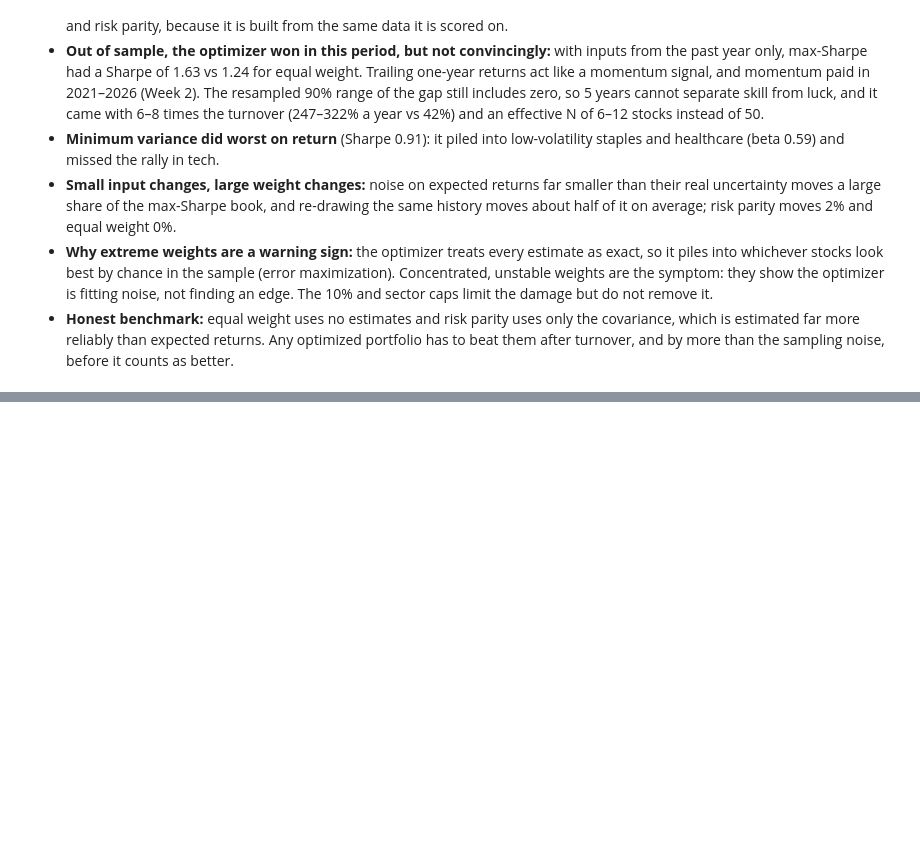
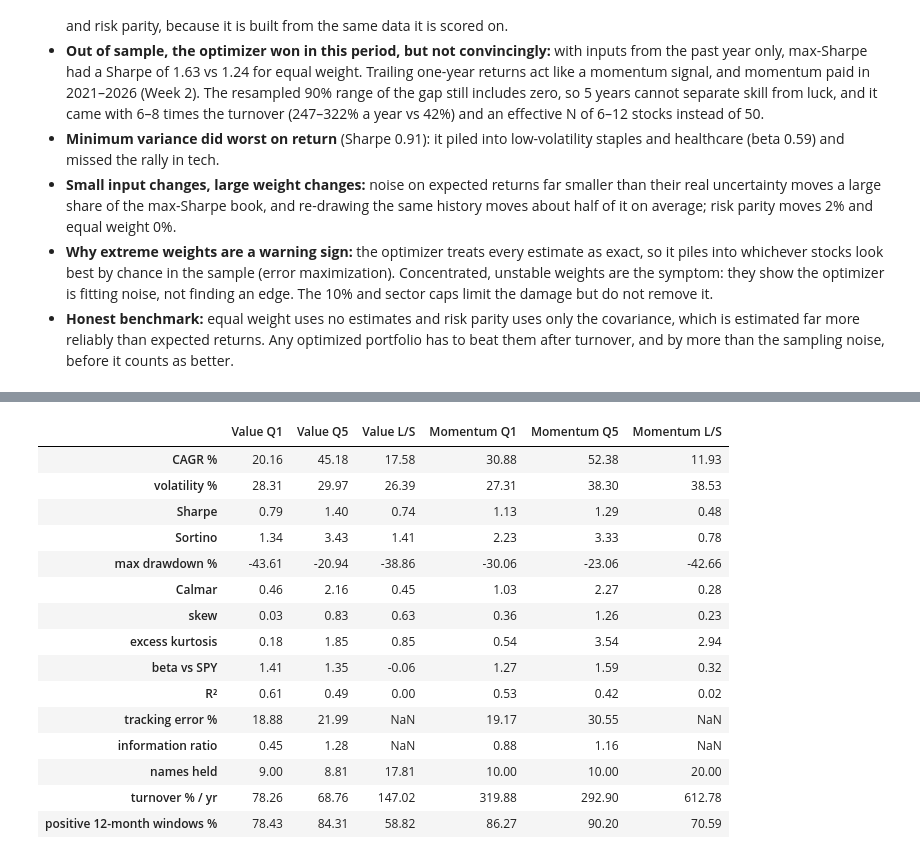
Before and after one commit to jialucharlottewu/LendoCapital, a Jupyter notebook: notebooks/week3/risk_portfolio_construction.ipynb, the cells around one changed output, grey strips where cells are left out. Saved outputs shown, nothing was run; the diff lists cells and outputs as text; code cells hidden in the pictures; blank space fills up the shorter version.

```diff
--- a/notebooks/week3/risk_portfolio_construction.ipynb
+++ b/notebooks/week3/risk_portfolio_construction.ipynb
@@ -965,0 +1081,53 @@ print(f"4. Sensitivity: noise of just 1 / 2.5 / 5 points on expected returns mov
+# %%
+value_h = pd.read_csv(f"{PORTFOLIOS}/value_holdings.csv", parse_dates=["date", "return_date"])
+mom_h = pd.read_csv(f"{PORTFOLIOS}/momentum_holdings.csv", parse_dates=["date", "return_date"])
+
+factor_ret = SAMPLE[["Value Q1", "Value Q5", "Value L/S", "Momentum Q1", "Momentum Q5", "Momentum L/S"]]
+rm_f = compute_risk_metrics(factor_ret)
+rel_f = benchmark_relative_metrics(factor_ret, spy_m)
+
+trade = {}
+for f, h in [("Value", value_h), ("Momentum", mom_h)]:
+    to1, n1 = turnover_from_holdings(h, 1)
+    to5, n5 = turnover_from_holdings(h, 5)
+    trade[f"{f} Q1"], trade[f"{f} Q5"], trade[f"{f} L/S"] = (to1, n1), (to5, n5), (to1 + to5, n1 + n5)
+
+roll12 = (1 + factor_ret).rolling(12).apply(np.prod, raw=True) - 1
+factor_full = pd.DataFrame({
+    "CAGR %": rm_f["ann_return_cagr"] * 100,
+    "volatility %": rm_f["ann_volatility"] * 100,
+    "Sharpe": rm_f["sharpe"],
+    "Sortino": rm_f["sortino"],
+    "max drawdown %": rm_f["max_drawdown"] * 100,
+    "Calmar": rm_f["calmar"],
+    "skew": rm_f["skewness"],
+    "excess kurtosis": rm_f["excess_kurtosis"],
+    "beta vs SPY": rel_f["beta"],
+    "R²": rel_f["r2"],
+    "tracking error %": rel_f["tracking_error"] * 100,
+    "information ratio": rel_f["information_ratio"],
+    "names held": pd.Series({k: v[1] for k, v in trade.items()}),
+    "turnover % / yr": pd.Series({k: v[0] * 100 for k, v in trade.items()}),
+    "positive 12-month windows %": (roll12 > 0).sum() / roll12.notna().sum() * 100,
+})
+is_ls = factor_full.index.str.contains("L/S")
+factor_full.loc[is_ls, ["tracking error %", "information ratio"]] = np.nan   # not meaningful for a zero-cost long-short
+factor_full.to_csv(f"{REPORTS}/factor_risk_full.csv")
+factor_full.round(2).T
+# %% [output]
+|  | Value Q1 | Value Q5 | Value L/S | Momentum Q1 | Momentum Q5 | Momentum L/S |
+| CAGR % | 20.16 | 45.18 | 17.58 | 30.88 | 52.38 | 11.93 |
+| volatility % | 28.31 | 29.97 | 26.39 | 27.31 | 38.30 | 38.53 |
+| Sharpe | 0.79 | 1.40 | 0.74 | 1.13 | 1.29 | 0.48 |
+| Sortino | 1.34 | 3.43 | 1.41 | 2.23 | 3.33 | 0.78 |
+| max drawdown % | -43.61 | -20.94 | -38.86 | -30.06 | -23.06 | -42.66 |
+| Calmar | 0.46 | 2.16 | 0.45 | 1.03 | 2.27 | 0.28 |
+| skew | 0.03 | 0.83 | 0.63 | 0.36 | 1.26 | 0.23 |
+| excess kurtosis | 0.18 | 1.85 | 0.85 | 0.54 | 3.54 | 2.94 |
+| beta vs SPY | 1.41 | 1.35 | -0.06 | 1.27 | 1.59 | 0.32 |
+| R² | 0.61 | 0.49 | 0.00 | 0.53 | 0.42 | 0.02 |
+| tracking error % | 18.88 | 21.99 | NaN | 19.17 | 30.55 | NaN |
+| information ratio | 0.45 | 1.28 | NaN | 0.88 | 1.16 | NaN |
+| names held | 9.00 | 8.81 | 17.81 | 10.00 | 10.00 | 20.00 |
+| turnover % / yr | 78.26 | 68.76 | 147.02 | 319.88 | 292.90 | 612.78 |
+| positive 12-month windows % | 78.43 | 84.31 | 58.82 | 86.27 | 90.20 | 70.59 |
```
Also changed, not shown: parts of 11 cells of this notebook, 6 other files.
